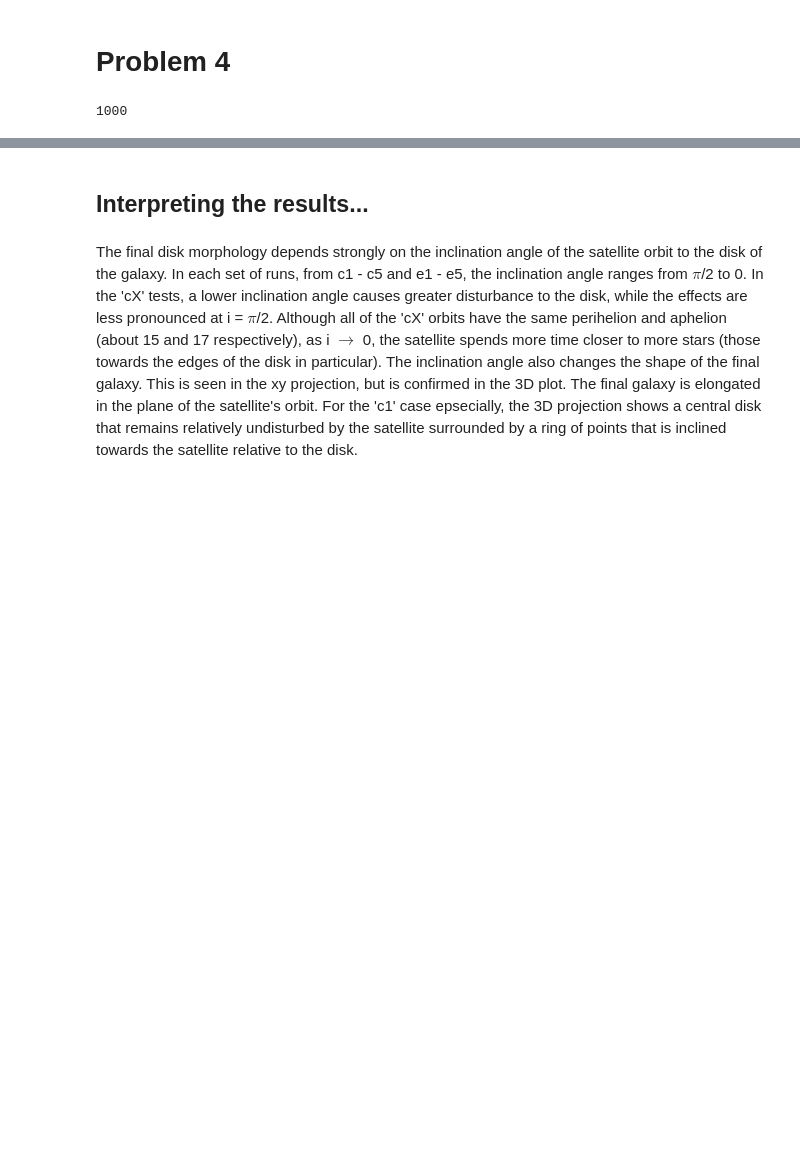
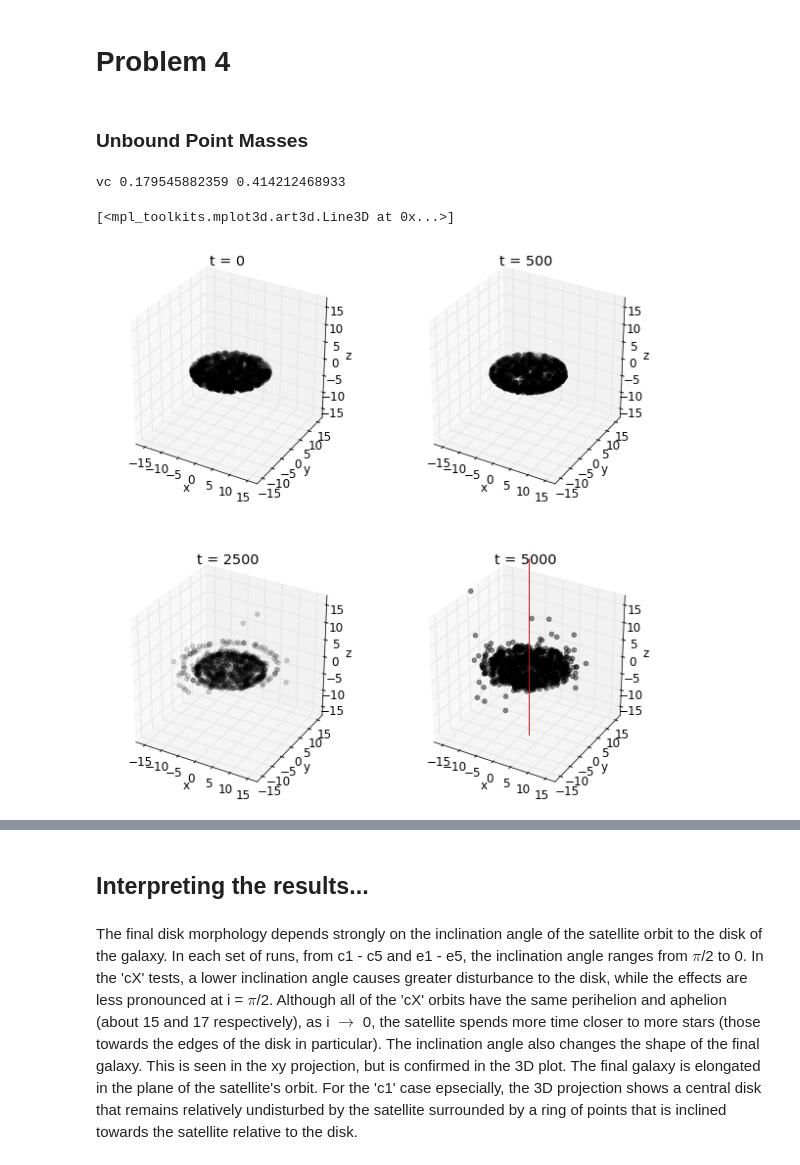
Before and after one commit to aemerick/Classes, a Jupyter notebook: Gal_Dyn/hw3/hw3.ipynb, the cells around one changed output, grey strips where cells are left out. Cells and saved outputs as stored; diff of their text form; code cells hidden in the pictures; blank space fills up the shorter version.

```diff
--- a/Gal_Dyn/hw3/hw3.ipynb
+++ b/Gal_Dyn/hw3/hw3.ipynb
@@ -738,9 +720,50 @@ nan nan
 # %% [markdown]
 # Problem 4
+# %% [markdown]
+### Unbound Point Masses
 # %%
-s1 = Satellite(5.,0.,0.,0.,0.,1.,0.75,ID='c1')
-s1.integrate(acceleration('isochrone'),0.5,1000)
+# GM = 0.1 point mass flying through the center with z0 = 15 and vz = 0.25
+s1 = Satellite(0.,0.,-15.,0.,0.,0.250,0.1,ID='c1')
+s1.integrate(acceleration('isochrone'),0.5,10000)
-# %%
-np.size(s1.x)
-# %% [output]
-1000
+# %%
+# star initial conditions
+dt     = 0.5
+nsteps = 10000
+nstars = 1000
+rmax   = 10
+ndim   = 2 # 2d ic's (i.e. thin disk)
+x0,y0,z0,vx0,vy0,vz0 = star_pos(nstars, ndim, rmax)
+# %% [output]
+vc 0.179545882359 0.414212468933
+# %%
+# integrate!!
+t, all_x, all_y, all_z, all_vx, all_vy, all_vz =\
+     leapfrog_integrate_3d( acceleration('iso_sat') , x0, y0, z0, vx0, vy0, vz0, dt = dt, nsteps=nsteps,
+                           args=(1.,1.,s1))
+# %%
+# plot a few timesteps of this
+t0 = 0
+t1 = 1000
+t2 = 5000
+t3 = -1
+l = 17
+plt.figure(figsize=(10,10))
+ax = plt.subplot(2,2,1, projection='3d')
+ax.scatter(all_x[:,t0],all_y[:,t0],all_z[:,t0],color='black',alpha=0.5)
+ax.set_title('t = 0');ax.set_xlabel('x');ax.set_ylabel('y');ax.set_zlabel('z')
+ax.set_xlim(-l,l); ax.set_ylim(-l,l); ax.set_zlim(-l,l)
+ax = plt.subplot(2,2,2, projection='3d')
+ax.scatter(all_x[:,t1],all_y[:,t1],all_z[:,t1],color='black',alpha=0.5)
+ax.set_xlim(-l,l); ax.set_ylim(-l,l); ax.set_zlim(-l,l)
+ax.set_title('t = 500');ax.set_xlabel('x');ax.set_ylabel('y');ax.set_zlabel('z')
+ax = plt.subplot(2,2,3, projection='3d')
+ax.scatter(all_x[:,t2],all_y[:,t2],all_z[:,t2],color='black',alpha=0.5)
+ax.set_xlim(-l,l); ax.set_ylim(-l,l); ax.set_zlim(-l,l)
+ax.set_title('t = 2500');ax.set_xlabel('x');ax.set_ylabel('y');ax.set_zlabel('z')
+ax = plt.subplot(2,2,4, projection='3d')
+ax.scatter(all_x[:,t3],all_y[:,t3],all_z[:,t3],color='black',alpha=0.5)
+ax.set_xlim(-l,l); ax.set_ylim(-l,l); ax.set_zlim(-l,l)
+ax.set_title('t = 5000'); ax.set_xlabel('x');ax.set_ylabel('y');ax.set_zlabel('z')
+# %% [output]
+[<mpl_toolkits.mplot3d.art3d.Line3D at 0x...>]
+[figure, added]
```
Also changed, not shown: parts of 19 cells of this notebook.
